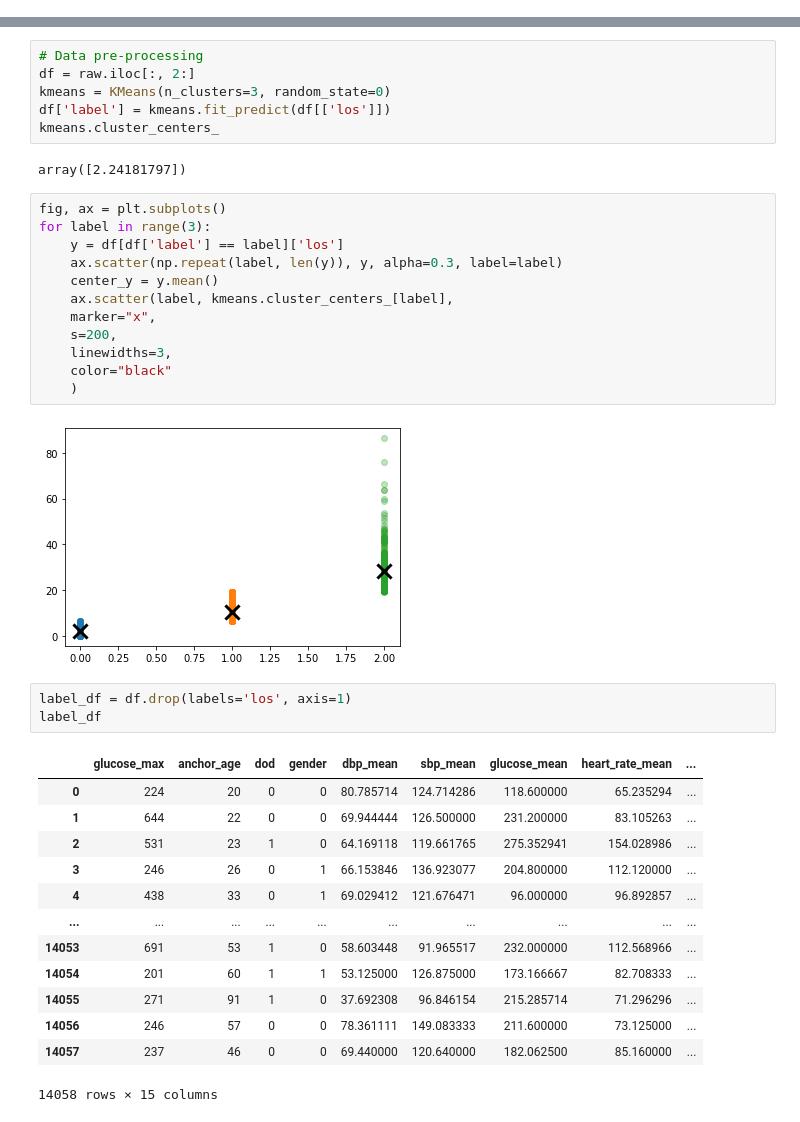
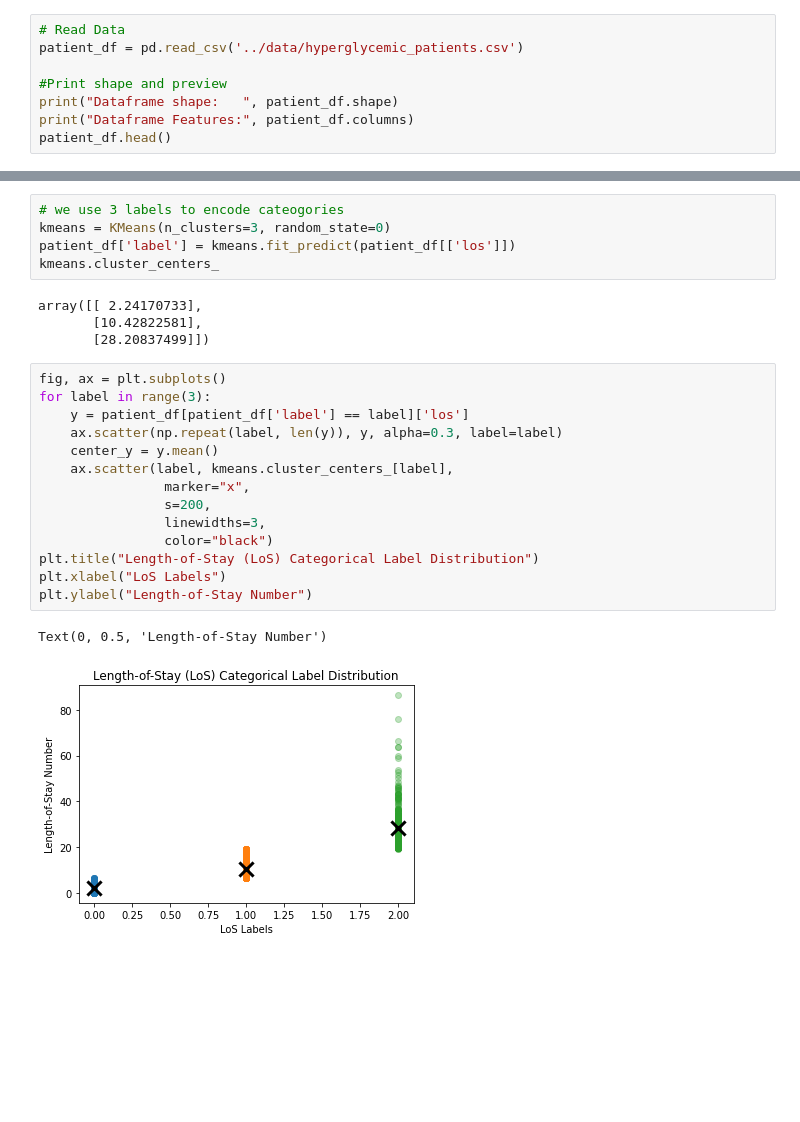
Before and after one commit to Kukaheadla/COMP90089_group_project, a Jupyter notebook: models/kmean.ipynb, the cells around one changed output, grey strips where cells are left out. Saved outputs shown, nothing was run; the diff lists cells and outputs as text; blank space fills up the shorter version.

Commit message:
modified k-means and exported categorized label data

```diff
--- a/models/kmean.ipynb
+++ b/models/kmean.ipynb
@@ -45,0 +13,8 @@ df[['los']]
+# %%
+# Read Data
+patient_df = pd.read_csv('../data/hyperglycemic_patients.csv')
+
+#Print shape and preview
+print("Dataframe shape:   ", patient_df.shape)
+print("Dataframe Features:", patient_df.columns)
+patient_df.head()
@@ -46,39 +60,26 @@ df[['los']]
 # %%
-# Data pre-processing
-df = raw.iloc[:, 2:]
+# we use 3 labels to encode cateogories
 kmeans = KMeans(n_clusters=3, random_state=0)
-df['label'] = kmeans.fit_predict(df[['los']])
+patient_df['label'] = kmeans.fit_predict(patient_df[['los']])
 kmeans.cluster_centers_
 # %% [output]
-array([2.24181797])
+array([[ 2.24170733],
+       [10.42822581],
+       [28.20837499]])
 # %%
 fig, ax = plt.subplots()
 for label in range(3):
-    y = df[df['label'] == label]['los']
+    y = patient_df[patient_df['label'] == label]['los']
     ax.scatter(np.repeat(label, len(y)), y, alpha=0.3, label=label)
     center_y = y.mean()
     ax.scatter(label, kmeans.cluster_centers_[label],
-    marker="x",
-    s=200,
-    linewidths=3,
-    color="black"
-    )
+                marker="x",
+                s=200,
+                linewidths=3,
+                color="black")
+plt.title("Length-of-Stay (LoS) Categorical Label Distribution")
+plt.xlabel("LoS Labels")
+plt.ylabel("Length-of-Stay Number")
 # %% [output]
+Text(0, 0.5, 'Length-of-Stay Number')
-[figure, old version]
+[figure, new version]
-# %%
-label_df = df.drop(labels='los', axis=1)
-label_df
-# %% [output]
-|  | glucose_max | anchor_age | dod | gender | dbp_mean | sbp_mean | glucose_mean | heart_rate_mean | ... |
-| 0 | 224 | 20 | 0 | 0 | 80.785714 | 124.714286 | 118.600000 | 65.235294 | ... |
-| 1 | 644 | 22 | 0 | 0 | 69.944444 | 126.500000 | 231.200000 | 83.105263 | ... |
-| 2 | 531 | 23 | 1 | 0 | 64.169118 | 119.661765 | 275.352941 | 154.028986 | ... |
-| 3 | 246 | 26 | 0 | 1 | 66.153846 | 136.923077 | 204.800000 | 112.120000 | ... |
-| 4 | 438 | 33 | 0 | 1 | 69.029412 | 121.676471 | 96.000000 | 96.892857 | ... |
-| ... | ... | ... | ... | ... | ... | ... | ... | ... | ... |
-| 14053 | 691 | 53 | 1 | 0 | 58.603448 | 91.965517 | 232.000000 | 112.568966 | ... |
-| 14054 | 201 | 60 | 1 | 1 | 53.125000 | 126.875000 | 173.166667 | 82.708333 | ... |
-| 14055 | 271 | 91 | 1 | 0 | 37.692308 | 96.846154 | 215.285714 | 71.296296 | ... |
-| 14056 | 246 | 57 | 0 | 0 | 78.361111 | 149.083333 | 211.600000 | 73.125000 | ... |
-| 14057 | 237 | 46 | 0 | 0 | 69.440000 | 120.640000 | 182.062500 | 85.160000 | ... |
-14058 rows × 15 columns
```
Also changed, not shown: parts of 12 cells of this notebook, 4 other files.
